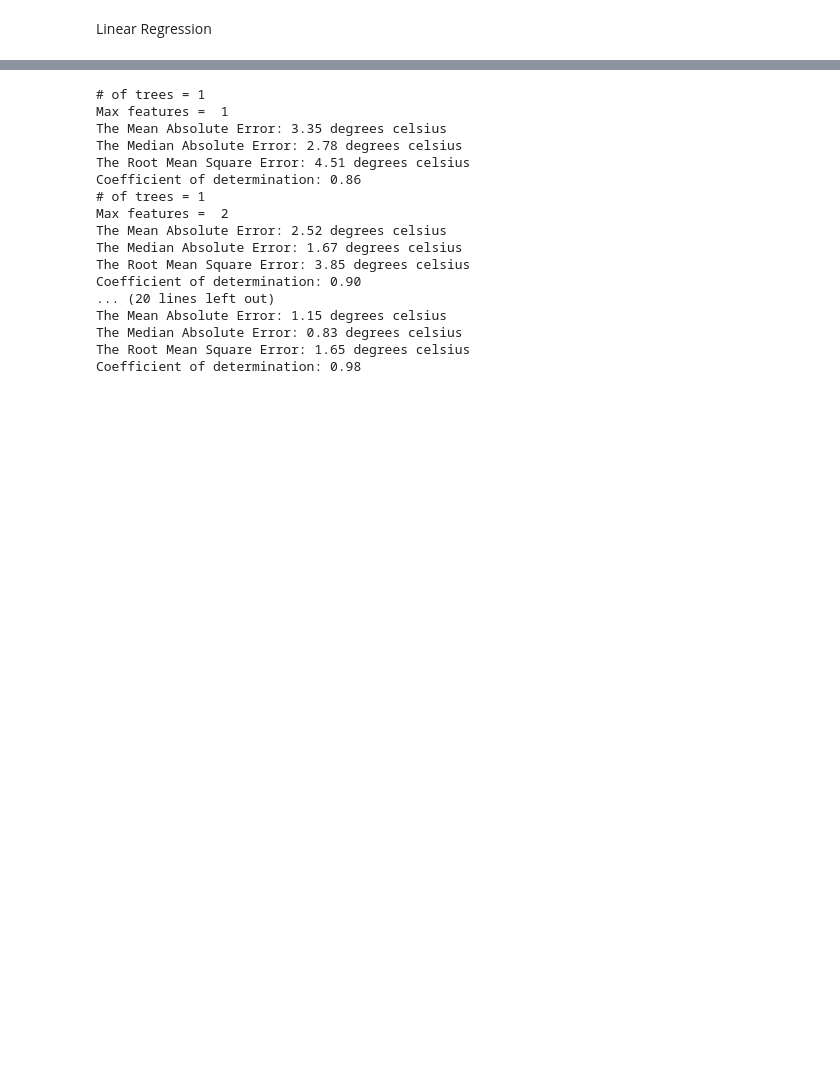
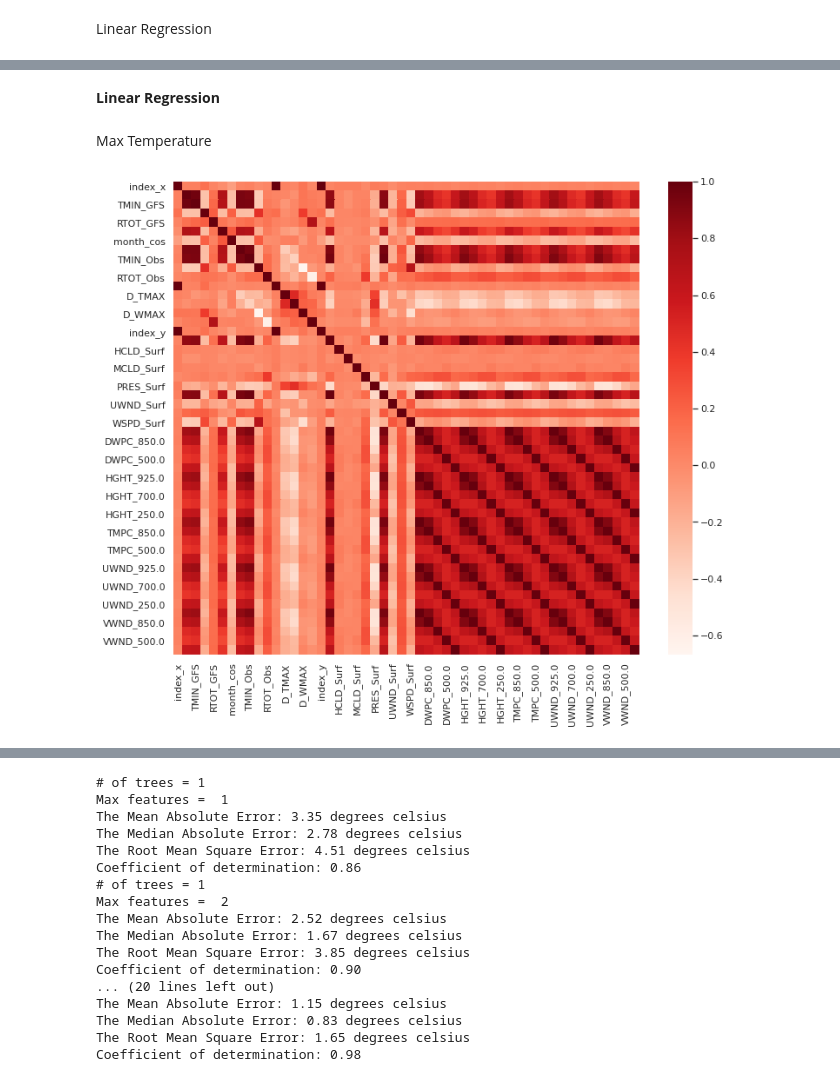
Before and after one commit to dfu2020/ATMS-597-SP-2020-Project-4, a Jupyter notebook: Project4_Joyce_v2.ipynb, the cells around one changed output, grey strips where cells are left out. Saved outputs shown, nothing was run; the diff lists cells and outputs as text; code cells hidden in the pictures; blank space fills up the shorter version.

```diff
--- a/Project4_Joyce_v2.ipynb
+++ b/Project4_Joyce_v2.ipynb
@@ -174,0 +203,11 @@ from math import sqrt
+# %% [markdown]
+**Linear Regression**
+# %% [markdown]
+Max Temperature
+# %%
+plt.figure(figsize=(12,10))
+cor = features_df.corr()
+sns.heatmap(cor, cmap=plt.cm.Reds)
+plt.show()
+# %% [output]
+[figure, added]
```
Also changed, not shown: parts of 22 cells of this notebook.
